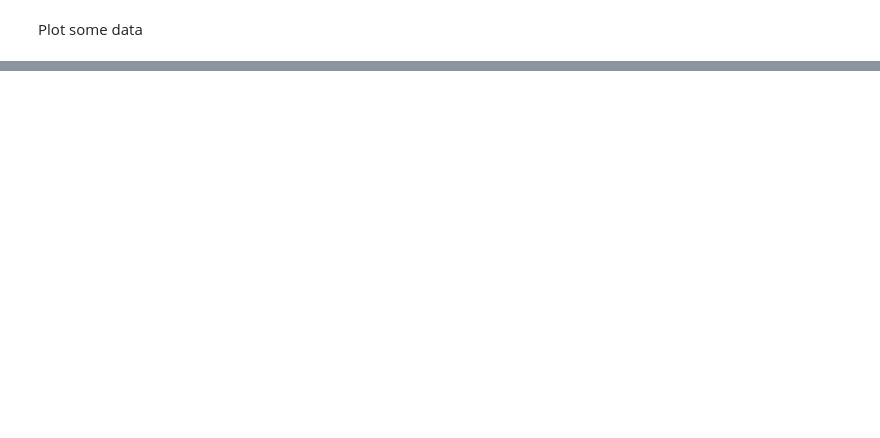
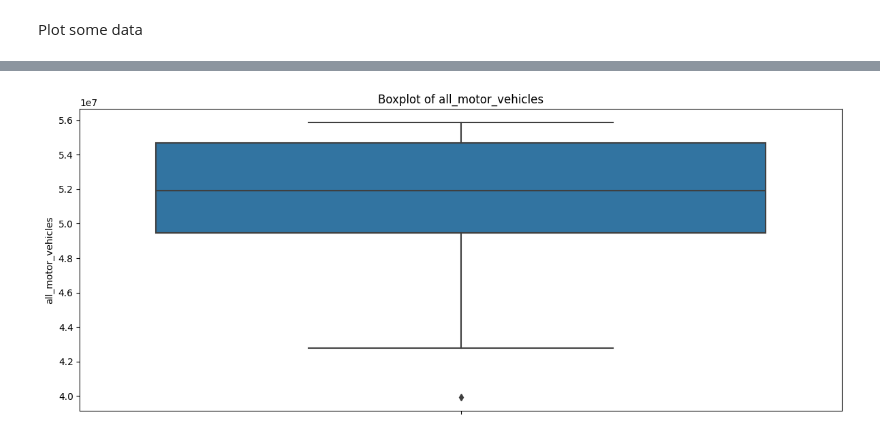
Before and after one commit to GuilhermeCasal/DataManagementFCD, a Jupyter notebook: env_analisys1.ipynb, the cells around one changed output, grey strips where cells are left out. Saved outputs shown, nothing was run; the diff lists cells and outputs as text; code cells hidden in the pictures; blank space fills up the shorter version.

```diff
--- a/env_analisys1.ipynb
+++ b/env_analisys1.ipynb
@@ -480,0 +486,11 @@ data_pol
+# %%
+fig, axes = plt.subplots(1, 1, figsize=(12, 5))
+for i, col in enumerate(data_traf.columns):
+    sns.boxplot(y=data_traf[col], ax=axes)
+    axes.set_title(f'Boxplot of {col}')
+
+# Adjusting layout and displaying the figure
+plt.tight_layout()
+plt.show()
+# %% [output]
+[figure, added]
```
Also changed, not shown: parts of 19 cells of this notebook.
